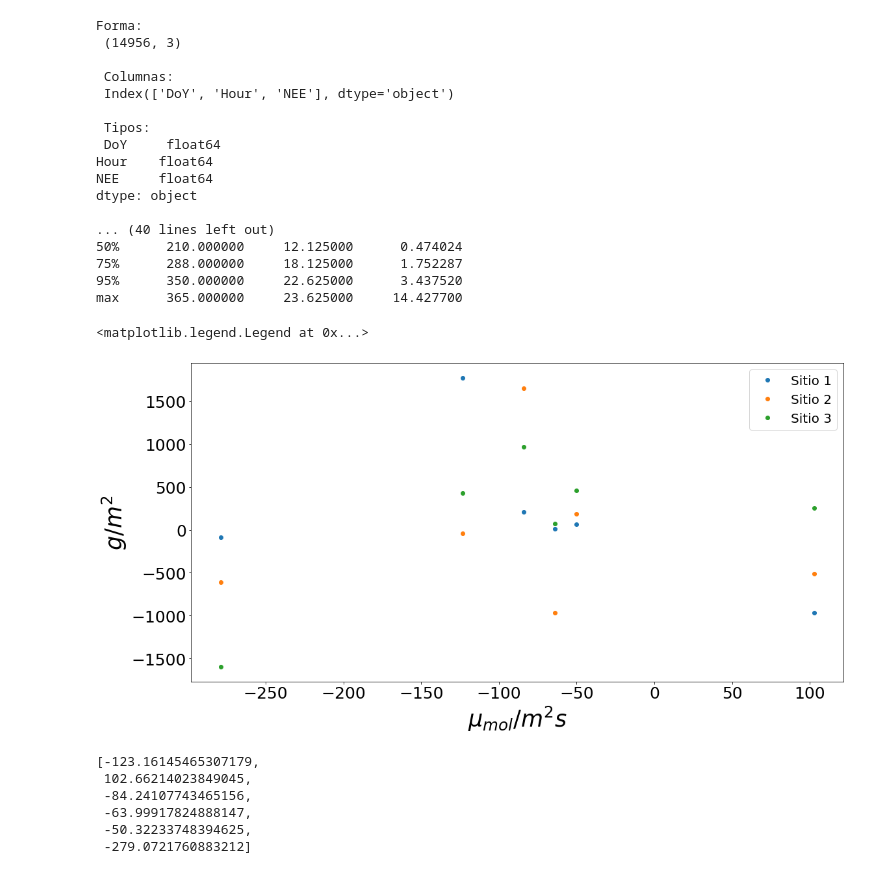
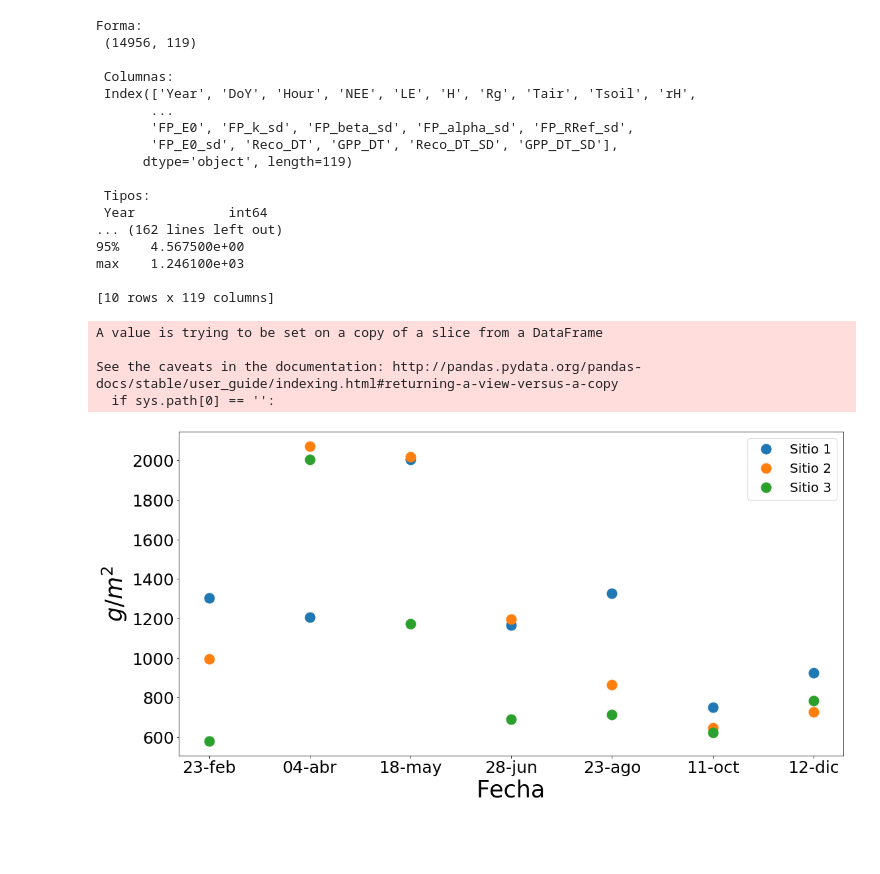
Before and after one commit to Nahu-11/Tesis, a Jupyter notebook: New scripts/Biomasa.ipynb, the cells around one changed output. Saved outputs shown, nothing was run; the diff lists cells and outputs as text; code cells hidden in the pictures; blank space fills up the shorter version.

```diff
--- a/New scripts/Biomasa.ipynb
+++ b/New scripts/Biomasa.ipynb
@@ -49,37 +49,48 @@ max    3441.581250  3841.062500  3606.779688
 # %%
-relleno = pd.read_csv(
-        #'C:\\Users\\BIOMET\\Desktop\\Tesis_2\\Datos\\Relleno_LUT.txt',
-        'C:\\Users\\nahue\\Desktop\\Tesis_2\\Datos\\Relleno_LUT.txt',
+relleno_RED = pd.read_csv(
+        #'C:\\Users\\BIOMET\\Desktop\\Tesis_2\\Datos\\output.txt',
+        'C:\\Users\\nahue\\Desktop\\Tesis_2\\Datos\\output.txt',
         delimiter = '\t',
         decimal = '.',
+        skiprows = [1]
         )
 # %%
-resumen(relleno)
+resumen(relleno_RED)
 # %% [output]
 Forma:
- (14956, 3)
+ (14956, 119)
 
  Columnas:
- Index(['DoY', 'Hour', 'NEE'], dtype='object')
+ Index(['Year', 'DoY', 'Hour', 'NEE', 'LE', 'H', 'Rg', 'Tair', 'Tsoil', 'rH',
+       ...
+       'FP_E0', 'FP_k_sd', 'FP_beta_sd', 'FP_alpha_sd', 'FP_RRef_sd',
+       'FP_E0_sd', 'Reco_DT', 'GPP_DT', 'Reco_DT_SD', 'GPP_DT_SD'],
+      dtype='object', length=119)
 
  Tipos:
- DoY     float64
-Hour    float64
-NEE     float64
-dtype: object
+ Year            int64
+... (162 lines left out)
+95%    4.567500e+00
+max    1.246100e+03
 
-... (40 lines left out)
-50%      210.000000     12.125000      0.474024
-75%      288.000000     18.125000      1.752287
-95%      350.000000     22.625000      3.437520
-max      365.000000     23.625000     14.427700
+[10 rows x 119 columns]
 # %%
 dias = [54, 94, 138, 179, 235, 284, 346]
-nee_lut = list(range(1, len(dias)))
+nee_RED = list(range(1, len(dias)))
+gpp_RED = list(range(1, len(dias)))
+biomasa['Cantidad'] = biomasa['Sitio 1 S'][:]
 for i in list(range(1, len(dias))):
     desde = dias[i-1]
     hasta = dias[i]
-    datos_bimens = relleno[(relleno['DoY'] >= desde)
-                           & (relleno['DoY'] < hasta)
+    cantidad = hasta - desde
+    red_bimens = relleno_RED[(relleno_RED['DoY'] >= desde)
+                           & (relleno_RED['DoY'] < hasta)
                           ]
-    nee_lut[i-1] = datos_bimens['NEE'].sum()*60*30/1000000*44
+    biomasa['Cantidad'][i] = cantidad
+    gpp_RED[i-1] = red_bimens['GPP_f'].sum()*60*30/1000000*44/cantidad
+    nee_RED[i-1] = red_bimens['NEE_f'].sum()*60*30/1000000*44/cantidad
+# %% [output]
+A value is trying to be set on a copy of a slice from a DataFrame
+
+See the caveats in the documentation: http://pandas.pydata.org/pandas-docs/stable/user_guide/indexing.html#returning-a-view-versus-a-copy
+  if sys.path[0] == '':
@@ -94,21 +97,12 @@ for i in list(range(6)):
 # %%
 plt.figure(figsize=(18,9))
-plt.plot(nee_lut, diferencia_1, 'o')
-plt.plot(nee_lut, diferencia_2, 'o')
-plt.plot(nee_lut, diferencia_3, 'o')
-metadata('$\\mu_{mol}/m^2 s$', '$g/m^2$')
+plt.plot(biomasa['Fecha'], biomasa['Sitio 1 V'], 'o', ms = 15)
+plt.plot(biomasa['Fecha'], biomasa['Sitio 2 V'], 'o', ms = 15)
+plt.plot(biomasa['Fecha'], biomasa['Sitio 3 V'], 'o', ms = 15)
+metadata('Fecha', '$g/m^2$')
 plt.legend(['Sitio 1', 'Sitio 2', 'Sitio 3'],
            fontsize = 20
           )
+plt.savefig('C:\\Users\\nahue\\Desktop\\Tesis_2\\Escritura\\Biomasa.png')
 # %% [output]
-<matplotlib.legend.Legend at 0x...>
-[figure, old version]
+[figure, new version]
-# %%
-nee_lut
-# %% [output]
-[-123.16145465307179,
- 102.66214023849045,
- -84.24107743465156,
- -63.99917824888147,
- -50.32233748394625,
- -279.0721760883212]
```
Also changed, not shown: parts of 5 cells of this notebook, 1 other file.
